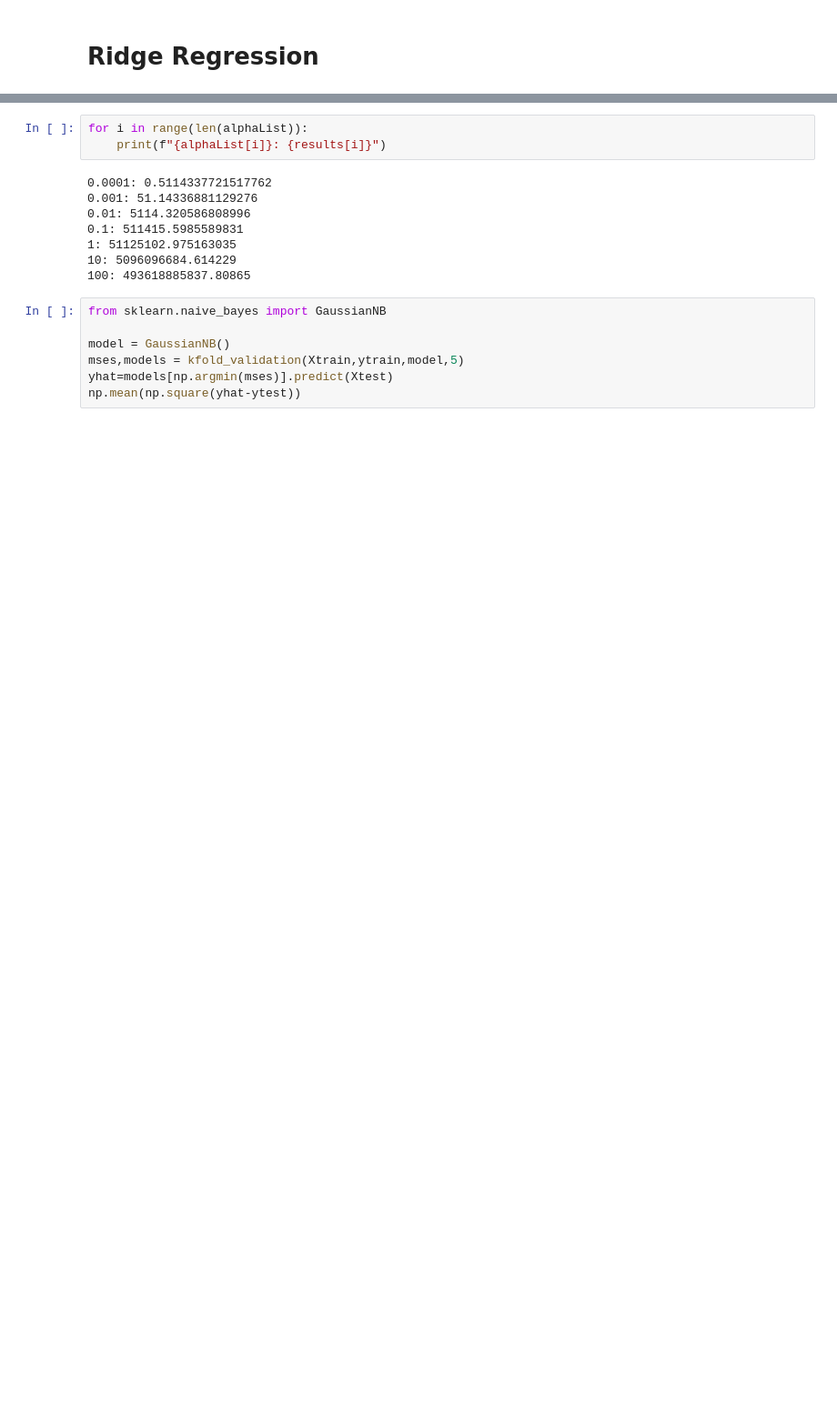
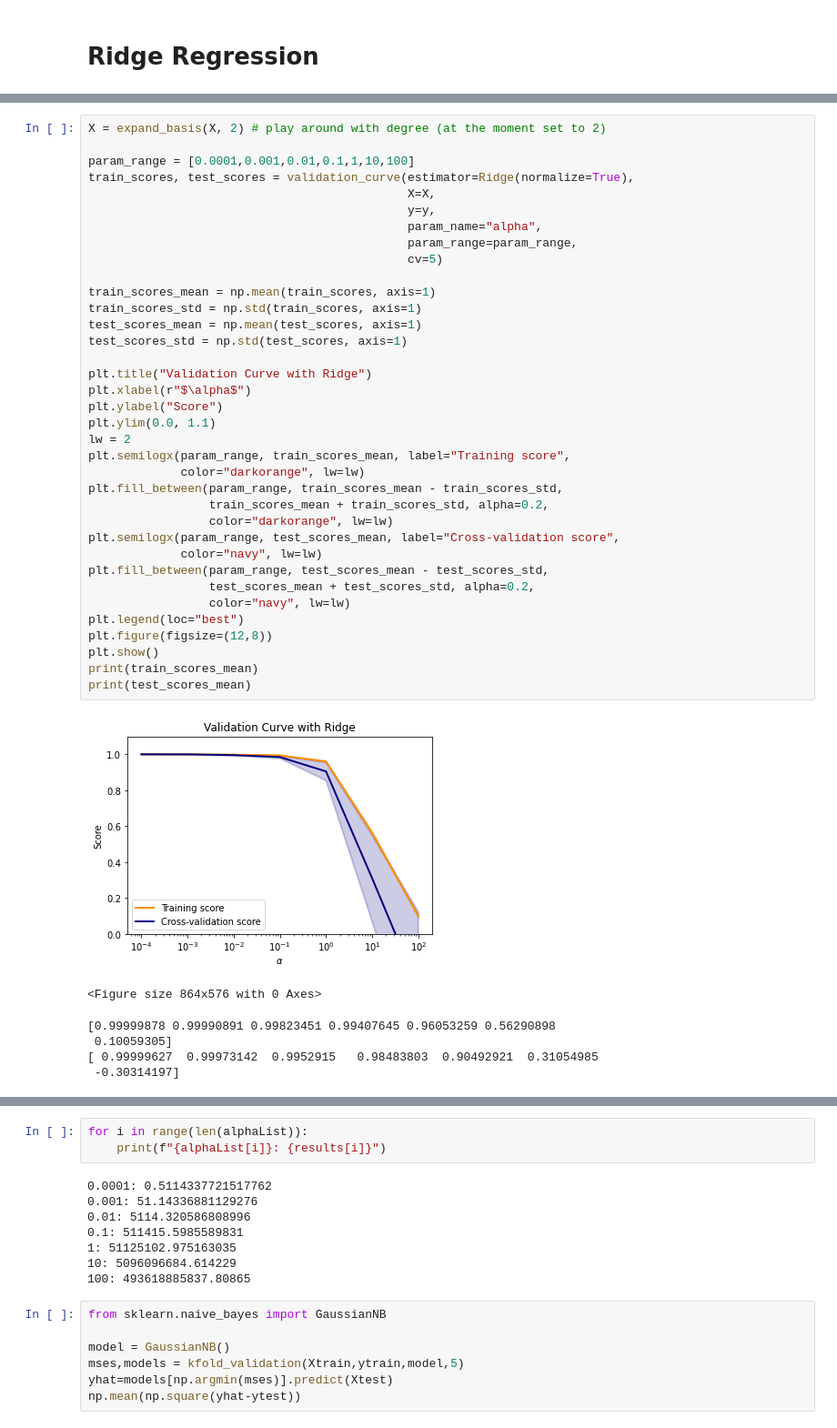
Before and after one commit to moerfii/BigDataAnalytics, a Jupyter notebook: BigDataAnalytics.ipynb, the cells around one changed output, grey strips where cells are left out. Shown at 91% size. Cells and saved outputs as stored; diff of their text form; blank space fills up the shorter version.

Commit message:
added models & valid/learning curves

```diff
--- a/BigDataAnalytics.ipynb
+++ b/BigDataAnalytics.ipynb
@@ -672,0 +701,43 @@ time used (seconds): 0.8366971015930176
+# %%
+X = expand_basis(X, 2) # play around with degree (at the moment set to 2)
+
+param_range = [0.0001,0.001,0.01,0.1,1,10,100]
+train_scores, test_scores = validation_curve(estimator=Ridge(normalize=True),
+                                             X=X,
+                                             y=y,
+                                             param_name="alpha",
+                                             param_range=param_range,
+                                             cv=5)
+
+train_scores_mean = np.mean(train_scores, axis=1)
+train_scores_std = np.std(train_scores, axis=1)
+test_scores_mean = np.mean(test_scores, axis=1)
+test_scores_std = np.std(test_scores, axis=1)
+
+plt.title("Validation Curve with Ridge")
+plt.xlabel(r"$\alpha$")
+plt.ylabel("Score")
+plt.ylim(0.0, 1.1)
+lw = 2
+plt.semilogx(param_range, train_scores_mean, label="Training score",
+             color="darkorange", lw=lw)
+plt.fill_between(param_range, train_scores_mean - train_scores_std,
+                 train_scores_mean + train_scores_std, alpha=0.2,
+                 color="darkorange", lw=lw)
+plt.semilogx(param_range, test_scores_mean, label="Cross-validation score",
+             color="navy", lw=lw)
+plt.fill_between(param_range, test_scores_mean - test_scores_std,
+                 test_scores_mean + test_scores_std, alpha=0.2,
+                 color="navy", lw=lw)
+plt.legend(loc="best")
+plt.figure(figsize=(12,8))
+plt.show()
+print(train_scores_mean)
+print(test_scores_mean)
+# %% [output]
+[figure, added]
+<Figure size 864x576 with 0 Axes>
+[0.99999878 0.99990891 0.99823451 0.99407645 0.96053259 0.56290898
+ 0.10059305]
+[ 0.99999627  0.99973142  0.9952915   0.98483803  0.90492921  0.31054985
+ -0.30314197]
```
Also changed, not shown: parts of 19 cells of this notebook.
